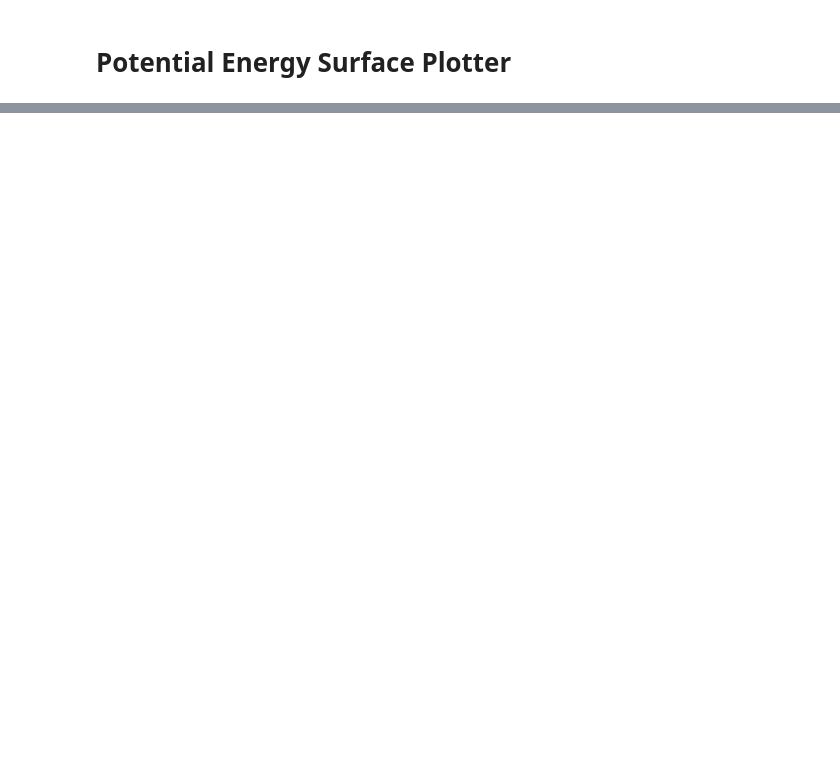
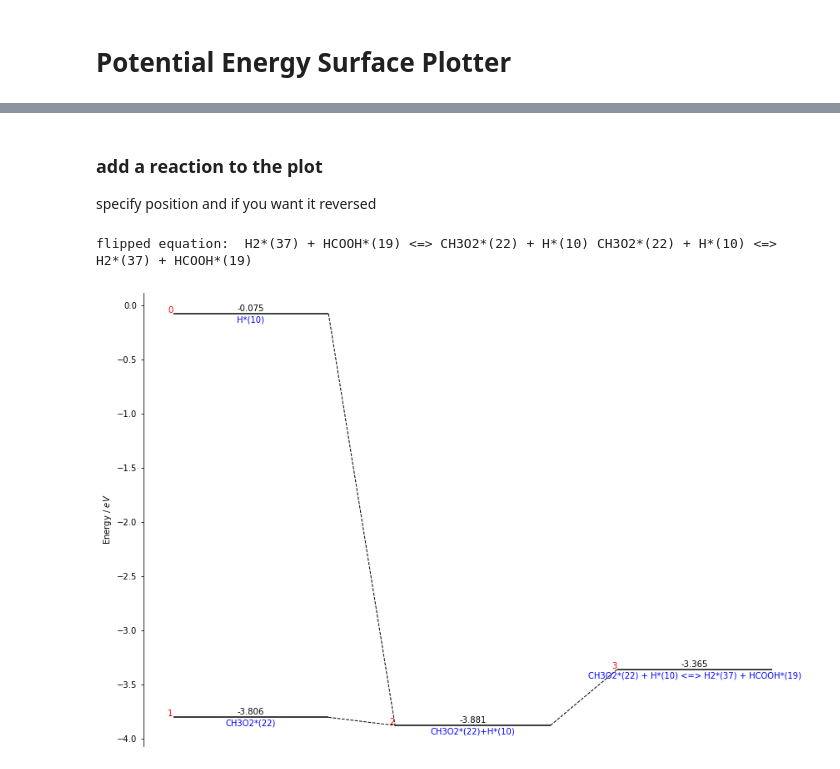
Before and after one commit to ChrisBNEU/PES_plotter, a Jupyter notebook: PES_Plotter_examples.ipynb, the cells around one changed output, grey strips where cells are left out. Cells and saved outputs as stored; diff of their text form; code cells hidden in the pictures; blank space fills up the shorter version.

```diff
--- a/PES_Plotter_examples.ipynb
+++ b/PES_Plotter_examples.ipynb
@@ -402,0 +60,9 @@ flipped equation:  CO2X + HX <=> HCOOX + X HCOOX + X <=> CO2X + HX
+# %% [markdown]
+### add a reaction to the plot
+specify position and if you want it reversed
+# %%
+ppt.add_reaction("H2*(37) + HCOOH*(19) <=> CH3O2*(22) + H*(10)",2,True)
+ppt.plot()
+# %% [output]
+flipped equation:  H2*(37) + HCOOH*(19) <=> CH3O2*(22) + H*(10) CH3O2*(22) + H*(10) <=> H2*(37) + HCOOH*(19)
+[figure, added]
```
Also changed, not shown: parts of 56 cells of this notebook, 3 other files.
